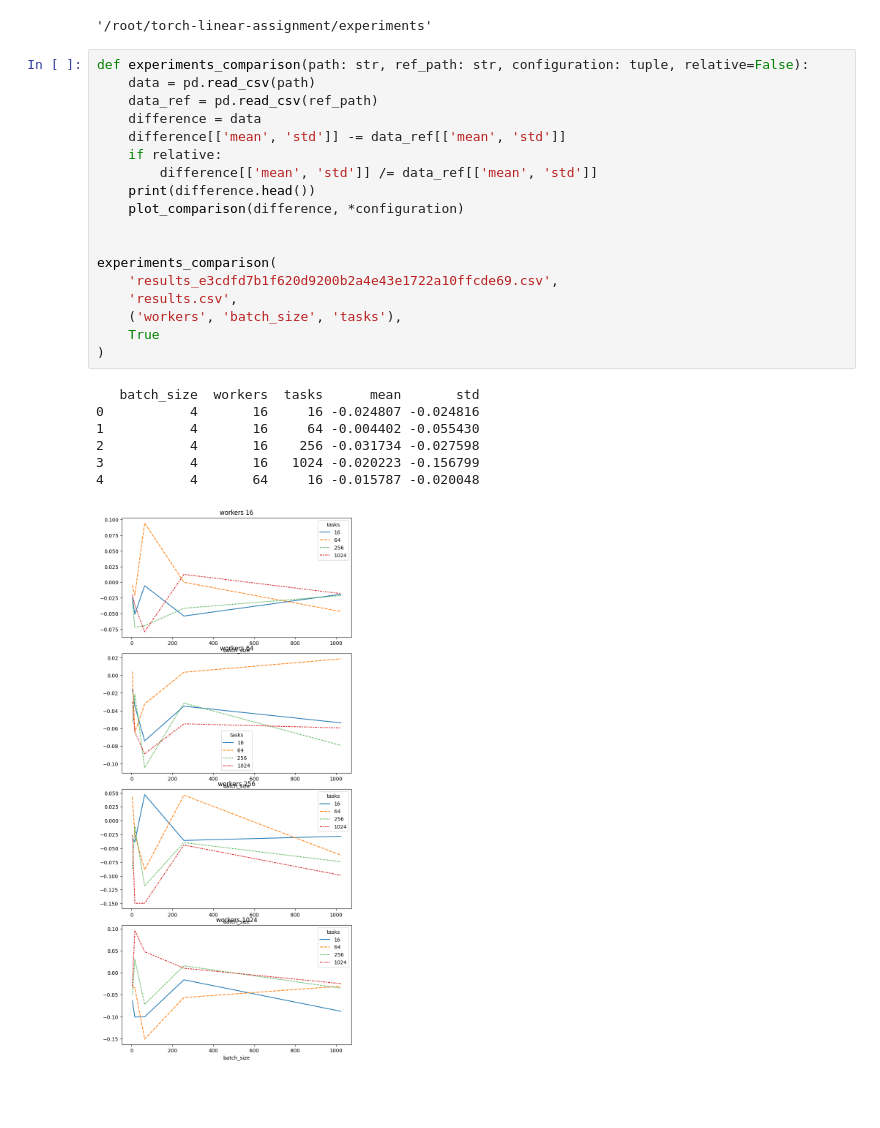
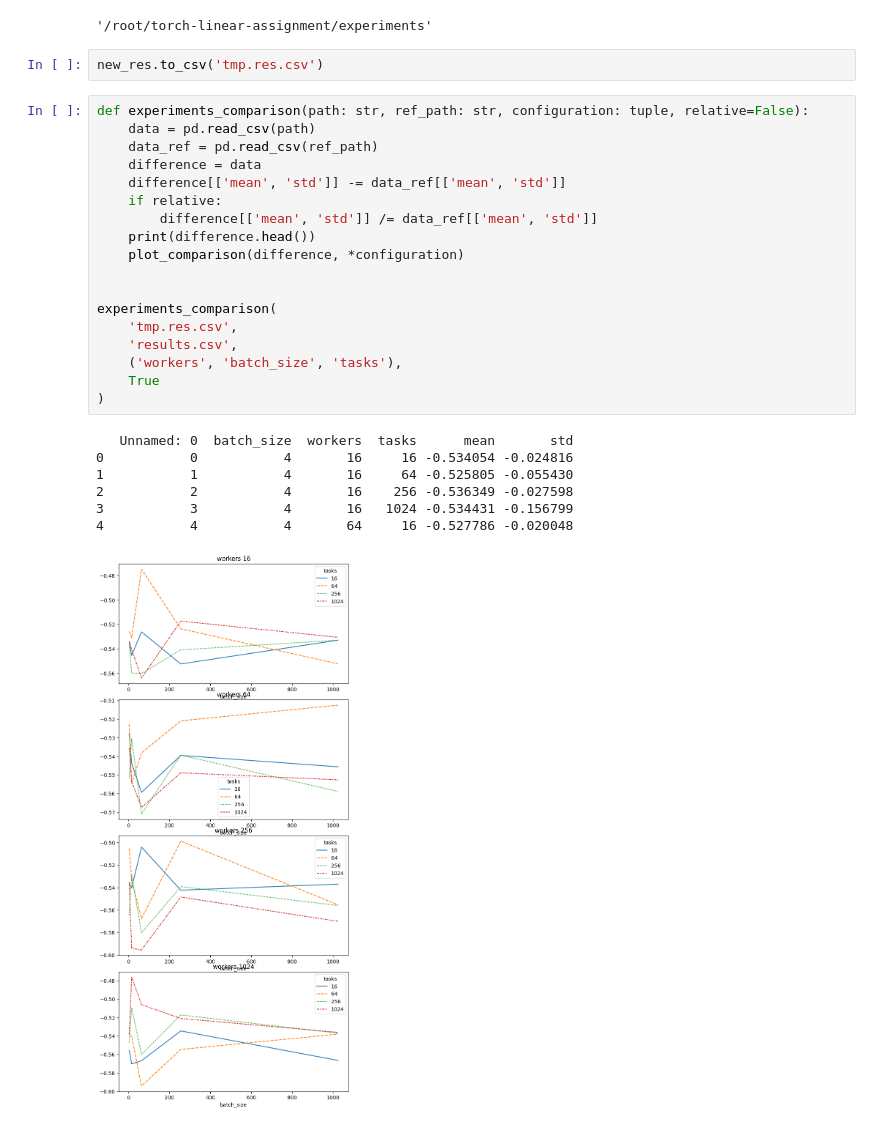
Before and after one commit to leostre/torch-linear-assignment, a Jupyter notebook: experiments/visualization.ipynb, the cells around one changed output. Drawn from its saved outputs; the diff is of its cells as text; blank space fills up the shorter version.

```diff
--- a/experiments/visualization.ipynb
+++ b/experiments/visualization.ipynb
@@ -43,29 +52,31 @@ import os
 os.getcwd()
 # %% [output]
 '/root/torch-linear-assignment/experiments'
+# %%
+new_res.to_csv('tmp.res.csv')
 # %%
 def experiments_comparison(path: str, ref_path: str, configuration: tuple, relative=False):
     data = pd.read_csv(path)
     data_ref = pd.read_csv(ref_path)
     difference = data
     difference[['mean', 'std']] -= data_ref[['mean', 'std']]
     if relative:
         difference[['mean', 'std']] /= data_ref[['mean', 'std']]
     print(difference.head())
     plot_comparison(difference, *configuration)
 
 
 experiments_comparison(
-    'results_e3cdfd7b1f620d9200b2a4e43e1722a10ffcde69.csv',
+    'tmp.res.csv',
     'results.csv',
     ('workers', 'batch_size', 'tasks'),
     True
 )
 # %% [output]
-   batch_size  workers  tasks      mean       std
-0           4       16     16 -0.024807 -0.024816
-1           4       16     64 -0.004402 -0.055430
-2           4       16    256 -0.031734 -0.027598
-3           4       16   1024 -0.020223 -0.156799
-4           4       64     16 -0.015787 -0.020048
+   Unnamed: 0  batch_size  workers  tasks      mean       std
+0           0           4       16     16 -0.534054 -0.024816
+1           1           4       16     64 -0.525805 -0.055430
+2           2           4       16    256 -0.536349 -0.027598
+3           3           4       16   1024 -0.534431 -0.156799
+4           4           4       64     16 -0.527786 -0.020048
-[figure, old version]
+[figure, new version]
```
Also changed, not shown: parts of 3 cells of this notebook, 2 other files.
